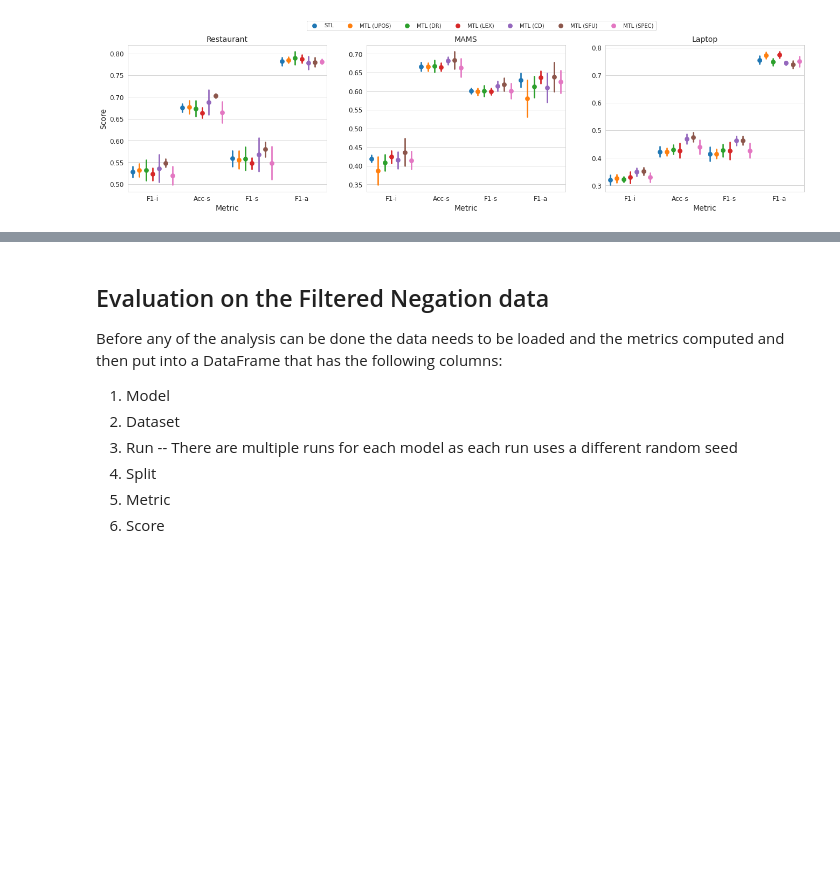
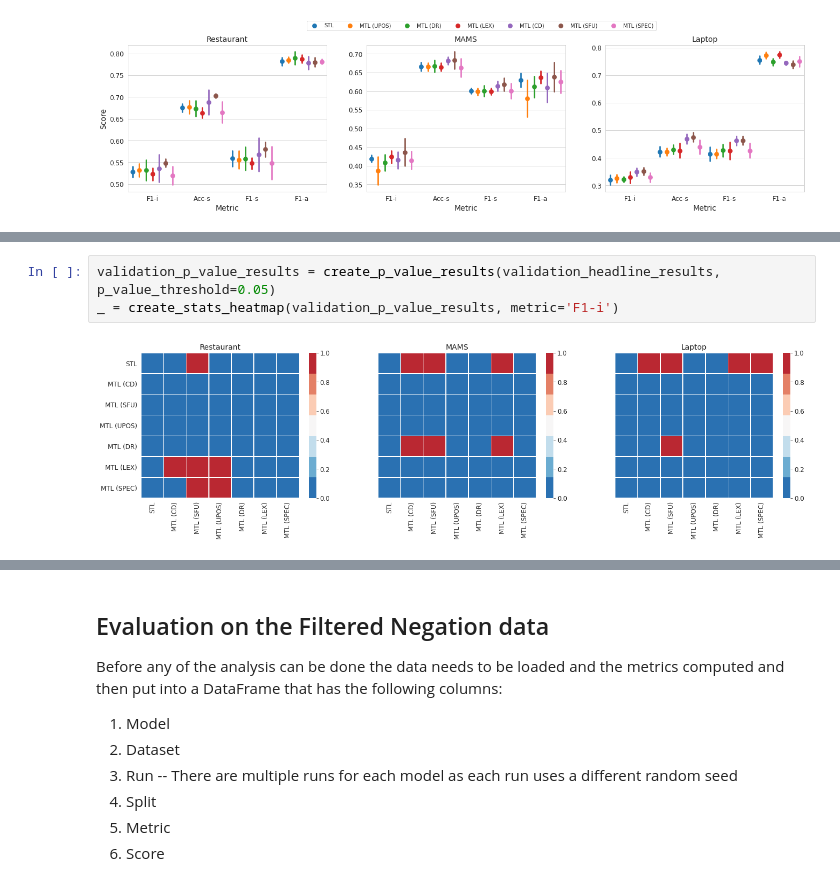
Before and after one commit to jerbarnes/multitask_negation_for_targeted_sentiment, a Jupyter notebook: notebooks/Negation_Evaluation.ipynb, the cells around one changed output, grey strips where cells are left out. Drawn from its saved outputs; the diff is of its cells as text; blank space fills up the shorter version.

```diff
--- a/notebooks/Negation_Evaluation.ipynb
+++ b/notebooks/Negation_Evaluation.ipynb
@@ -292,0 +387,5 @@ _ = create_triple_plot(test_headline_results)
+# %%
+validation_p_value_results = create_p_value_results(validation_headline_results, p_value_threshold=0.05)
+_ = create_stats_heatmap(validation_p_value_results, metric='F1-i')
+# %% [output]
+[figure, added]
```
Also changed, not shown: parts of 32 cells of this notebook.
